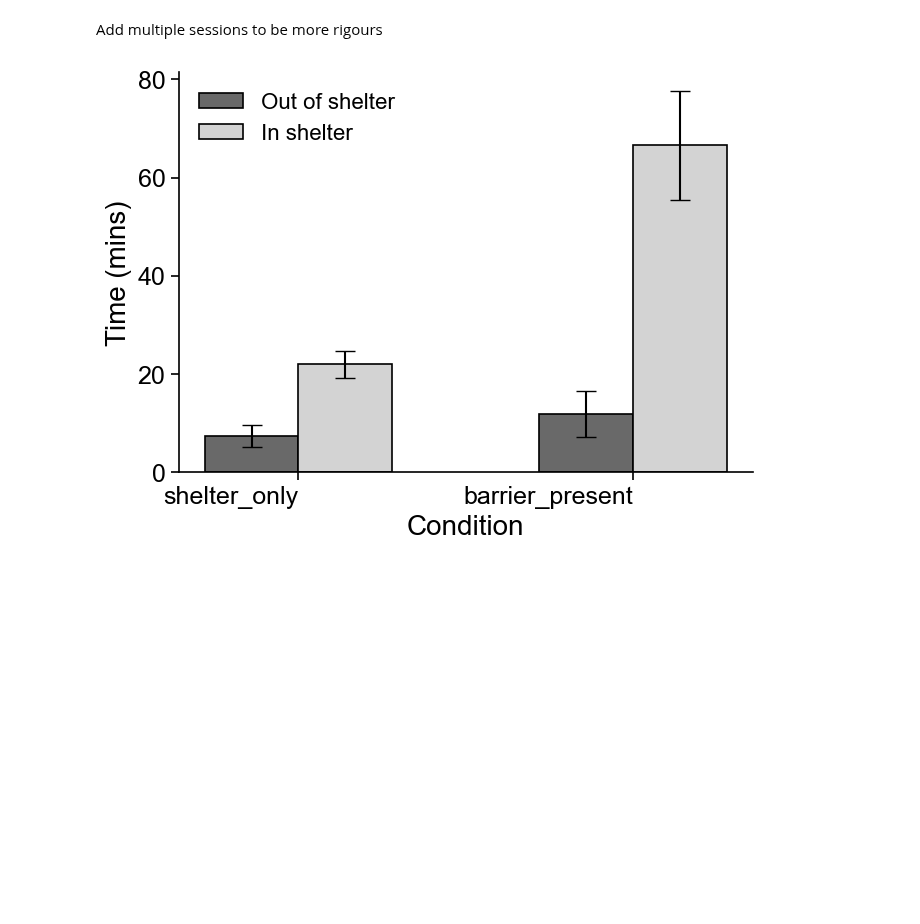
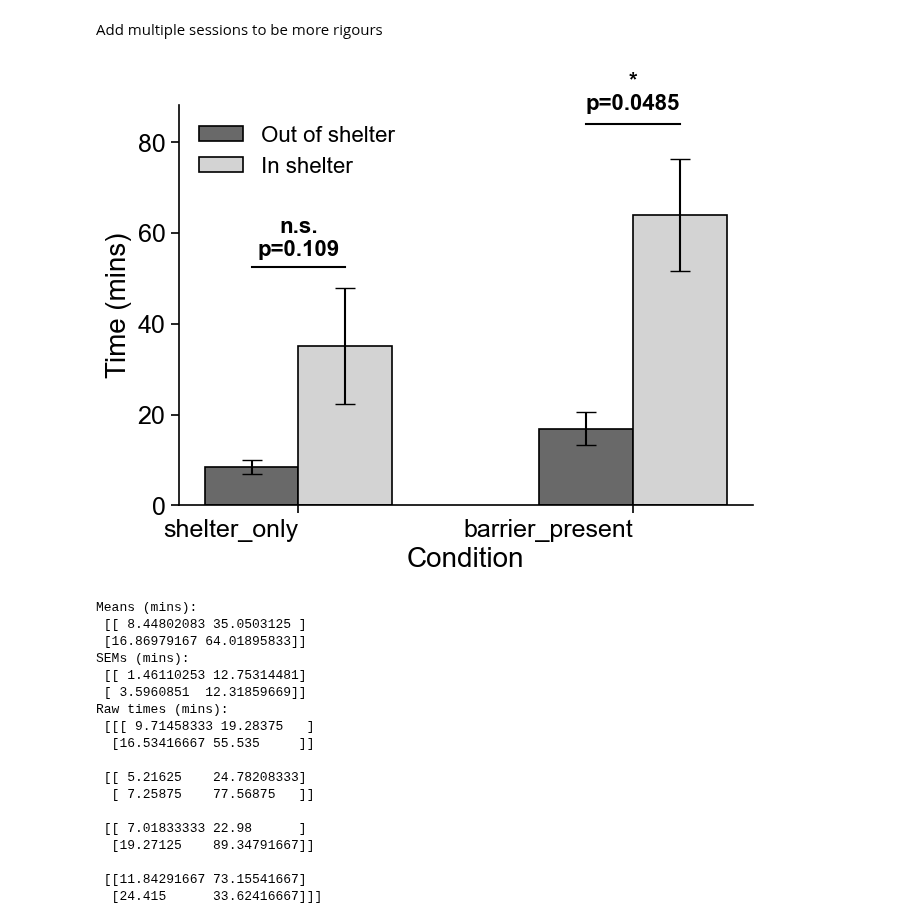
Before and after one commit to BrancoLab/JAL2_subgoal_pipeline, a Jupyter notebook: LF_thesis/two_edge_paradigm/out_of_shelter_quantification.ipynb, the cells around one changed output. Drawn from its saved outputs; the diff is of its cells as text; code cells hidden in the pictures; blank space fills up the shorter version.

```diff
--- a/LF_thesis/two_edge_paradigm/out_of_shelter_quantification.ipynb
+++ b/LF_thesis/two_edge_paradigm/out_of_shelter_quantification.ipynb
@@ -111,4 +67,0 @@ def shelter_occupancy(video_dfs):
-# %%
-shelter_occupancy([seq2_video_df, seq3_video_df])
-# %% [output]
-[figure, removed]
@@ -114,0 +179,22 @@ shelter_occupancy([seq2_video_df, seq3_video_df])
+# %%
+shelter_occupancy([seq2_video_df, seq3_video_df, jal2_seq3_df, jal2_seq2_df])
+# %% [output]
+[figure, added]
+Means (mins):
+ [[ 8.44802083 35.0503125 ]
+ [16.86979167 64.01895833]]
+SEMs (mins):
+ [[ 1.46110253 12.75314481]
+ [ 3.5960851  12.31859669]]
+Raw times (mins):
+ [[[ 9.71458333 19.28375   ]
+  [16.53416667 55.535     ]]
+
+ [[ 5.21625    24.78208333]
+  [ 7.25875    77.56875   ]]
+
+ [[ 7.01833333 22.98      ]
+  [19.27125    89.34791667]]
+
+ [[11.84291667 73.15541667]
+  [24.415      33.62416667]]]
```
Also changed, not shown: parts of 6 cells of this notebook.
